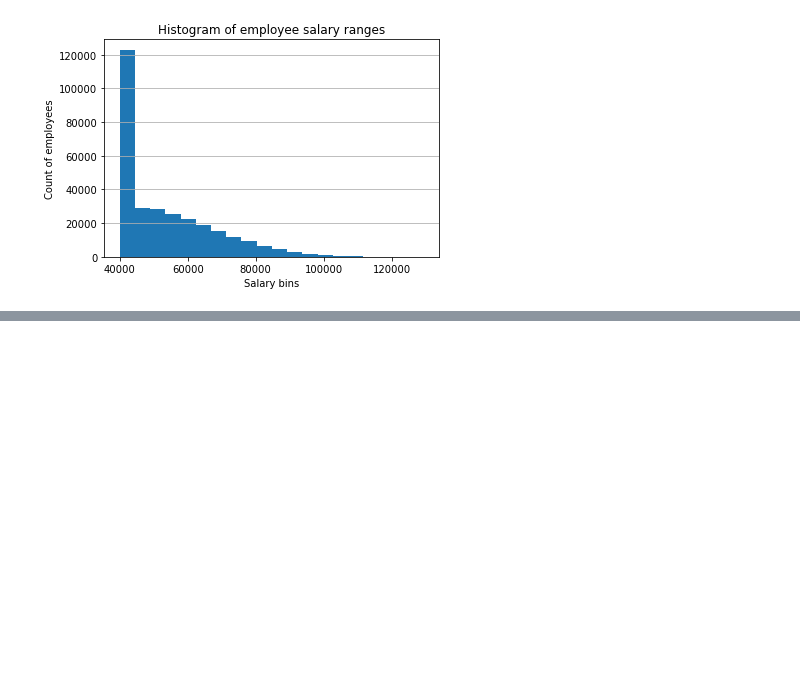
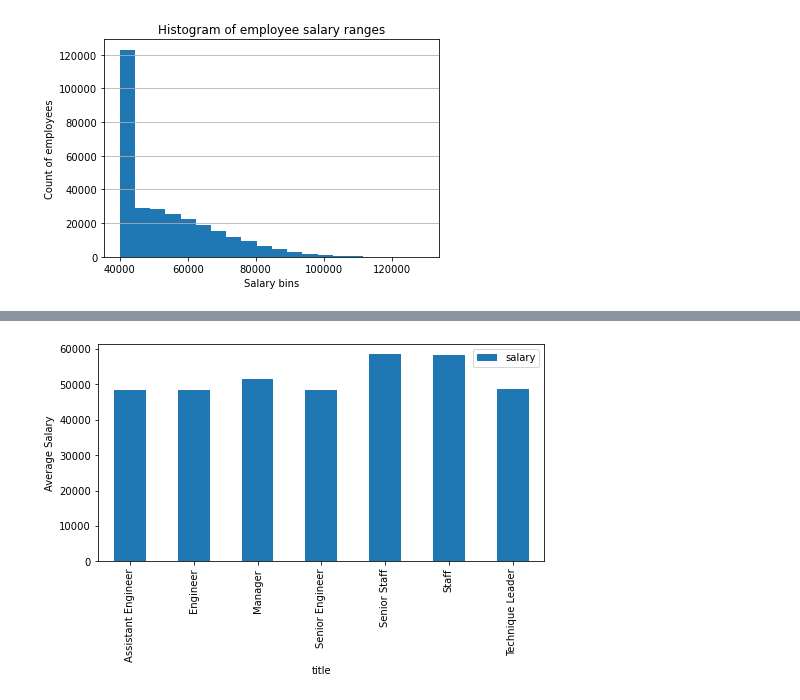
Before and after one commit to githotirado/sql-challenge, a Jupyter notebook: EmployeeSQL/BonusWork.ipynb, the cells around one changed output, grey strips where cells are left out. Drawn from its saved outputs; the diff is of its cells as text; code cells hidden in the pictures; blank space fills up the shorter version.

```diff
--- a/EmployeeSQL/BonusWork.ipynb
+++ b/EmployeeSQL/BonusWork.ipynb
@@ -50,0 +58,7 @@ salary_title_df.head()
+# %%
+# Create a bar chart of average salary by title
+avg_salary_df.plot.bar(x="title", y="salary", figsize=(8,4))
+plt.ylabel("Average Salary")
+plt.show()
+# %% [output]
+[figure, added]
```
Also changed, not shown: parts of 3 cells of this notebook.
